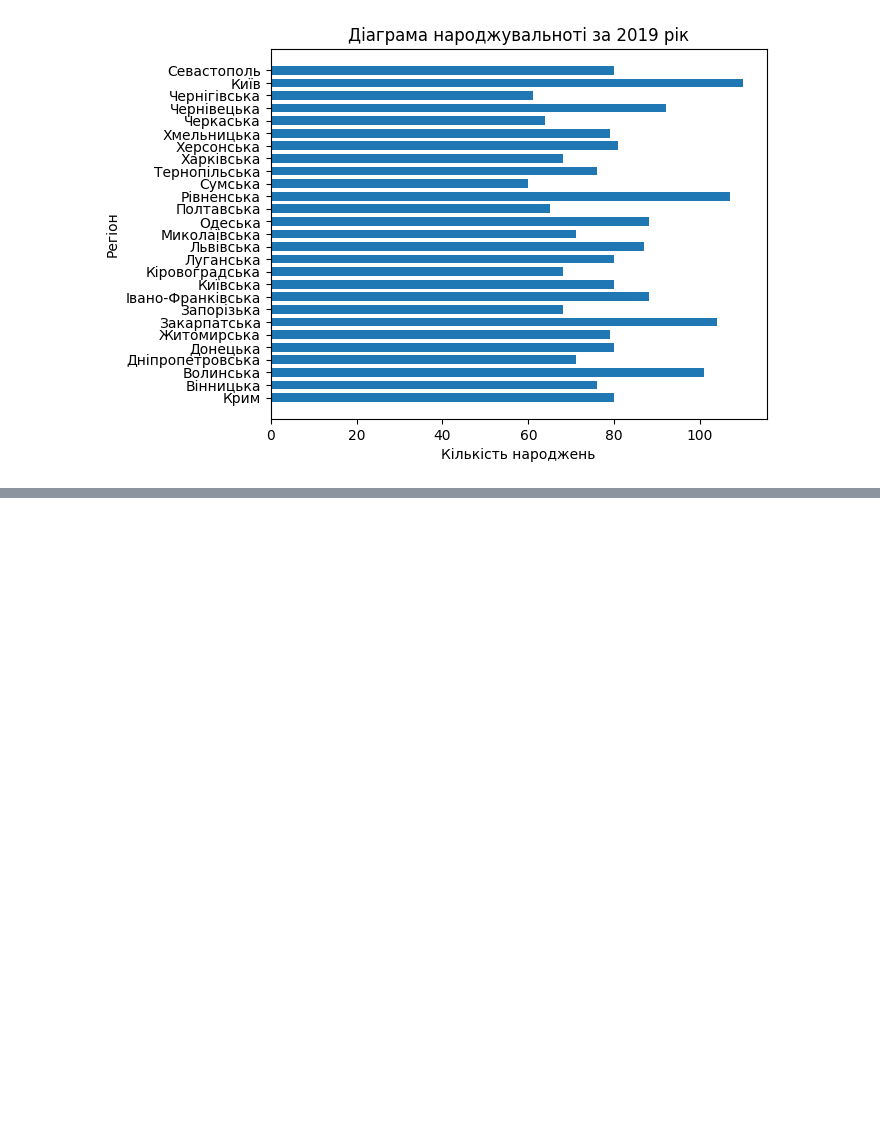
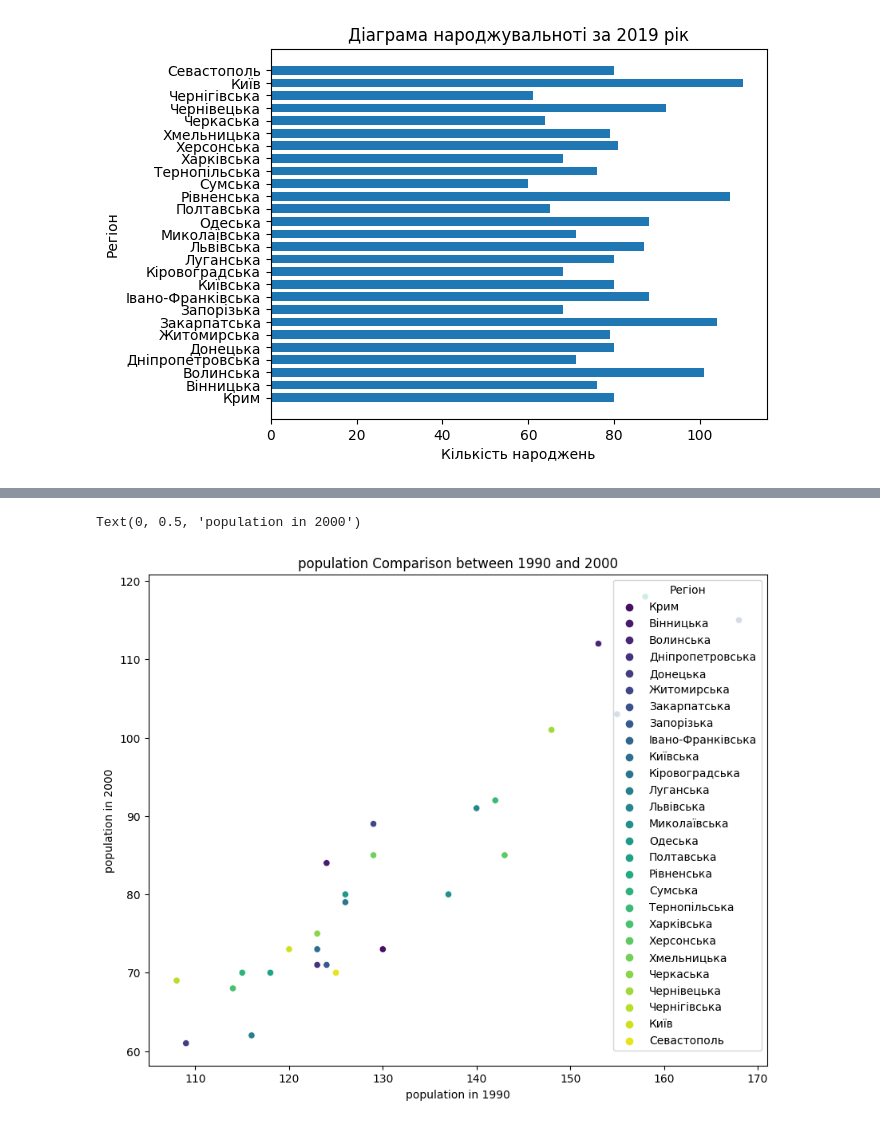
Before and after one commit to C-Hurtmann/goit-data_science, a Jupyter notebook: hw2/hw2_1.ipynb, the cells around one changed output, grey strips where cells are left out. Drawn from its saved outputs; the diff is of its cells as text; code cells hidden in the pictures; blank space fills up the shorter version.

```diff
--- a/hw2/hw2_1.ipynb
+++ b/hw2/hw2_1.ipynb
@@ -198,0 +211,11 @@ plt.show()
+# %%
+year1 = '1990'
+year2 = '2000'
+plt.figure(figsize=(10, 8))
+sns.scatterplot(x=year1, y=year2, data=table, hue='Регіон', palette='viridis')
+plt.title(f'population Comparison between {year1} and {year2}')
+plt.xlabel(f'population in {year1}')
+plt.ylabel(f'population in {year2}')
+# %% [output]
+Text(0, 0.5, 'population in 2000')
+[figure, added]
```
Also changed, not shown: parts of 4 cells of this notebook.
